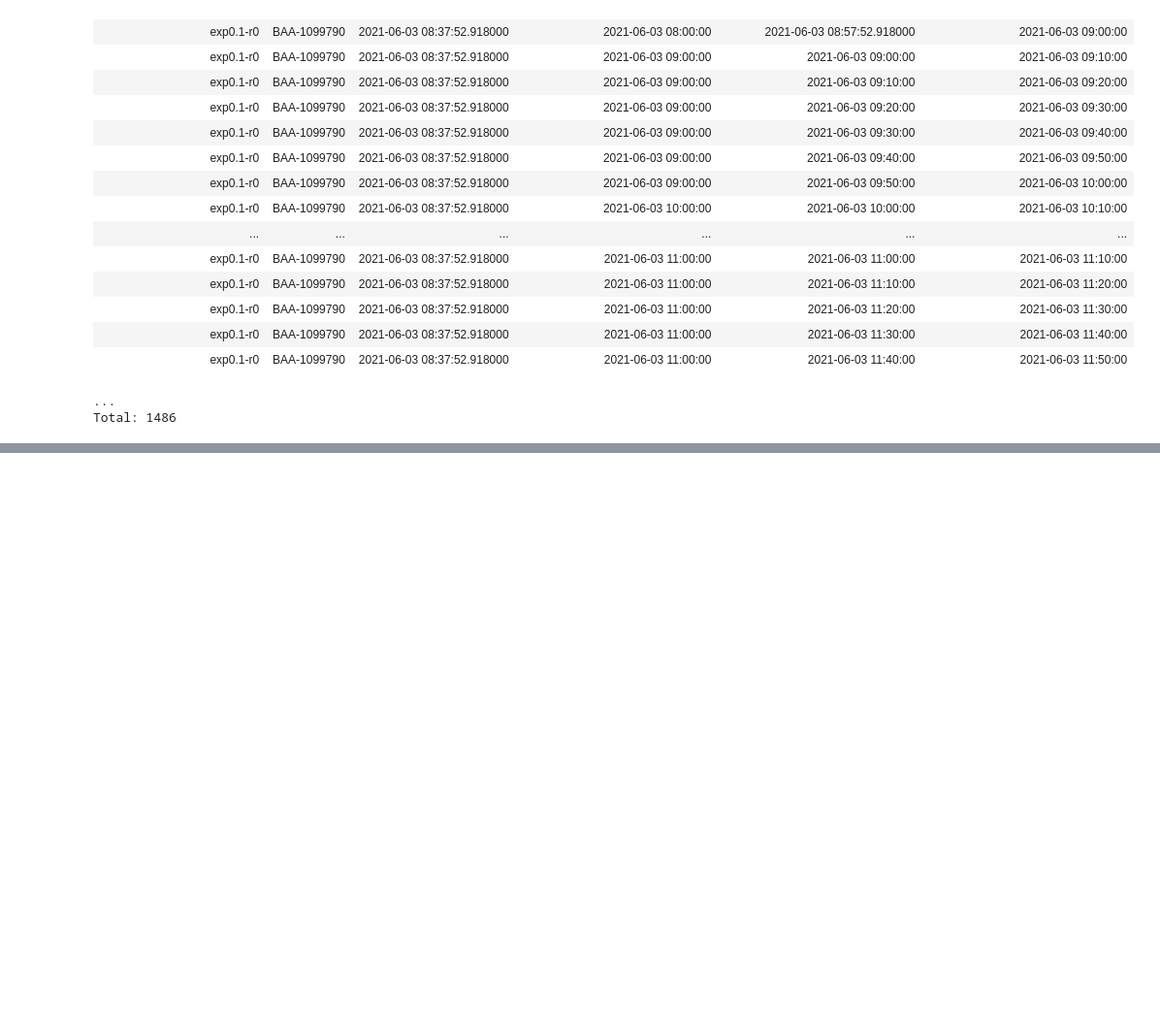
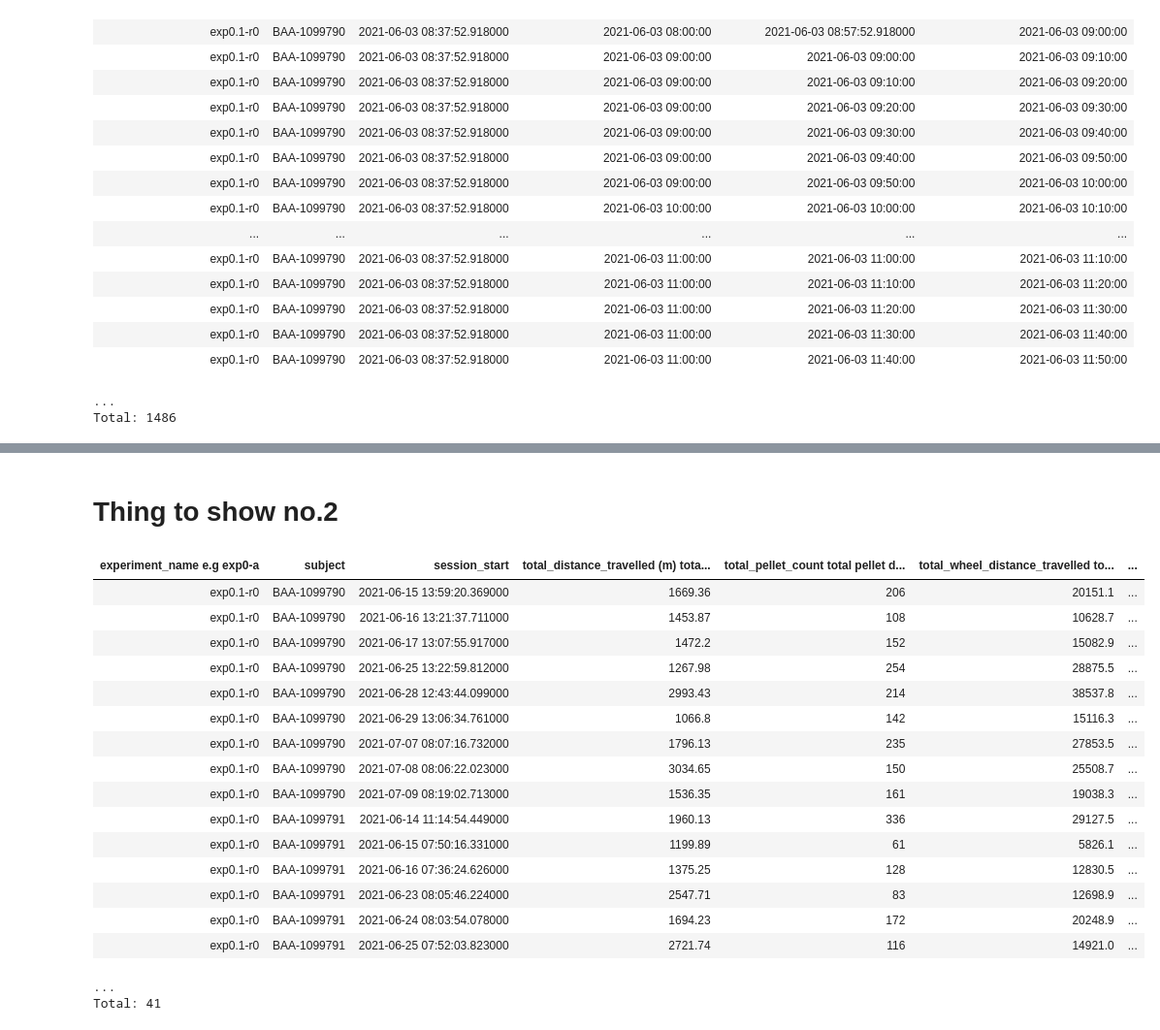
Before and after one commit to SainsburyWellcomeCentre/aeon_mecha, a Jupyter notebook: notebooks/Example_queries_exp0.1_b.ipynb, the cells around one changed output, grey strips where cells are left out. Shown at 97% size. Cells and saved outputs as stored; diff of their text form; code cells hidden in the pictures; blank space fills up the shorter version.

```diff
--- a/notebooks/Example_queries_exp0.1_b.ipynb
+++ b/notebooks/Example_queries_exp0.1_b.ipynb
@@ -251,0 +205,23 @@ for x, y in zip(patchx, patchy):
+# %% [markdown]
+# Thing to show no.2
+# %%
+analysis.SessionSummary & 'session_start >= "2021-06-14"'
+# %% [output]
+| experiment_name e.g exp0-a | subject | session_start | total_distance_travelled (m) tota... | total_pellet_count total pellet d... | total_wheel_distance_travelled to... | ... |
+| exp0.1-r0 | BAA-1099790 | 2021-06-15 13:59:20.369000 | 1669.36 | 206 | 20151.1 | ... |
+| exp0.1-r0 | BAA-1099790 | 2021-06-16 13:21:37.711000 | 1453.87 | 108 | 10628.7 | ... |
+| exp0.1-r0 | BAA-1099790 | 2021-06-17 13:07:55.917000 | 1472.2 | 152 | 15082.9 | ... |
+| exp0.1-r0 | BAA-1099790 | 2021-06-25 13:22:59.812000 | 1267.98 | 254 | 28875.5 | ... |
+| exp0.1-r0 | BAA-1099790 | 2021-06-28 12:43:44.099000 | 2993.43 | 214 | 38537.8 | ... |
+| exp0.1-r0 | BAA-1099790 | 2021-06-29 13:06:34.761000 | 1066.8 | 142 | 15116.3 | ... |
+| exp0.1-r0 | BAA-1099790 | 2021-07-07 08:07:16.732000 | 1796.13 | 235 | 27853.5 | ... |
+| exp0.1-r0 | BAA-1099790 | 2021-07-08 08:06:22.023000 | 3034.65 | 150 | 25508.7 | ... |
+| exp0.1-r0 | BAA-1099790 | 2021-07-09 08:19:02.713000 | 1536.35 | 161 | 19038.3 | ... |
+| exp0.1-r0 | BAA-1099791 | 2021-06-14 11:14:54.449000 | 1960.13 | 336 | 29127.5 | ... |
+| exp0.1-r0 | BAA-1099791 | 2021-06-15 07:50:16.331000 | 1199.89 | 61 | 5826.1 | ... |
+| exp0.1-r0 | BAA-1099791 | 2021-06-16 07:36:24.626000 | 1375.25 | 128 | 12830.5 | ... |
+| exp0.1-r0 | BAA-1099791 | 2021-06-23 08:05:46.224000 | 2547.71 | 83 | 12698.9 | ... |
+| exp0.1-r0 | BAA-1099791 | 2021-06-24 08:03:54.078000 | 1694.23 | 172 | 20248.9 | ... |
+| exp0.1-r0 | BAA-1099791 | 2021-06-25 07:52:03.823000 | 2721.74 | 116 | 14921.0 | ... |
+...
+Total: 41
```
Also changed, not shown: parts of 34 cells of this notebook.
